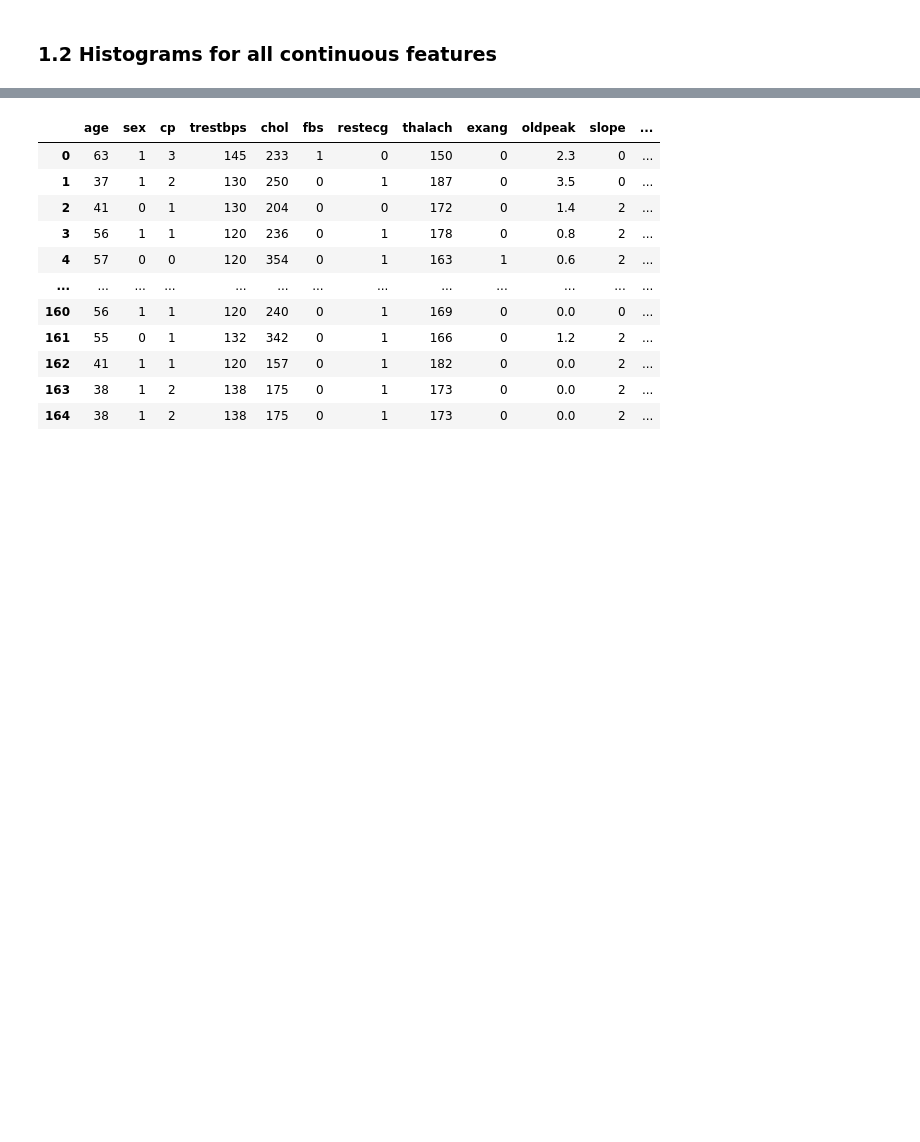
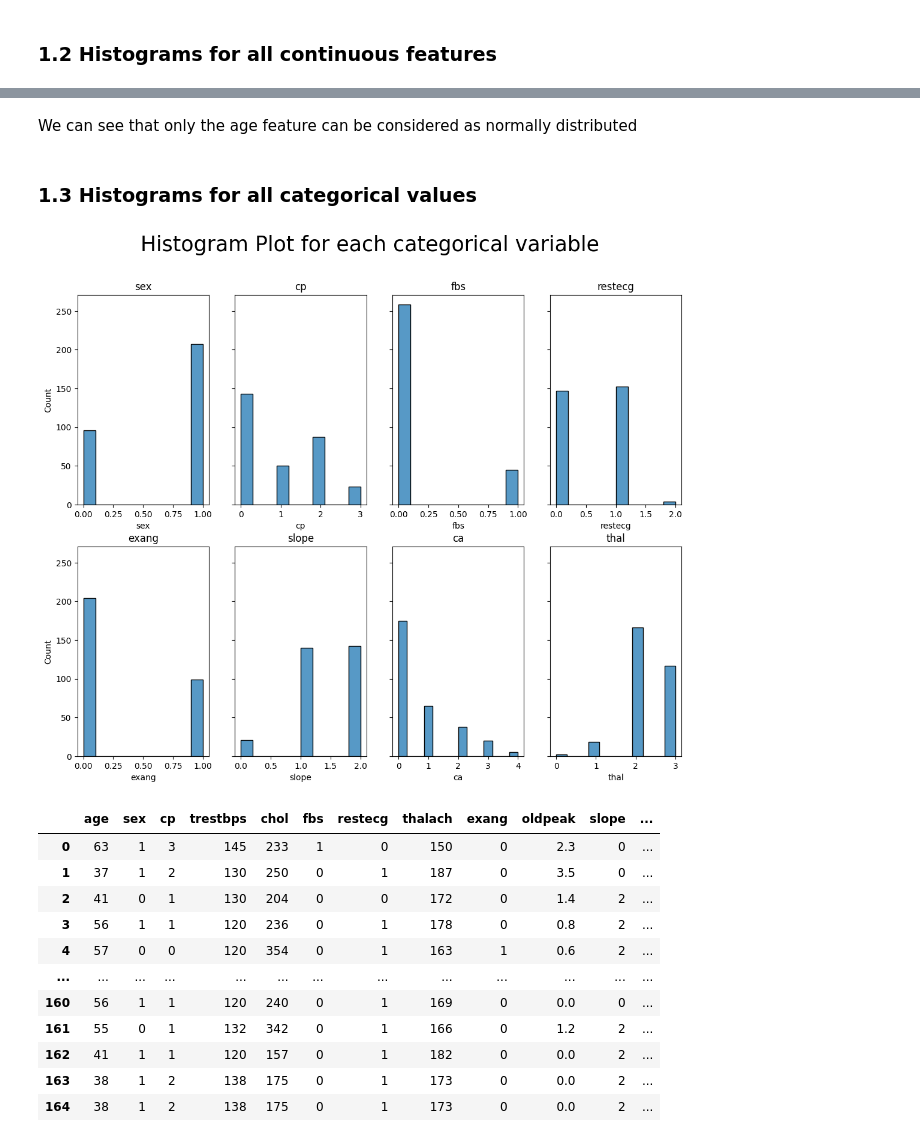
Before and after one commit to HanyaAdel/Heart-Disease-Detection, a Jupyter notebook: Preprocessing.ipynb, the cells around one changed output, grey strips where cells are left out. Cells and saved outputs as stored; diff of their text form; code cells hidden in the pictures; blank space fills up the shorter version.

```diff
--- a/Preprocessing.ipynb
+++ b/Preprocessing.ipynb
@@ -63,3 +89,11 @@ plt.tight_layout()
+# %% [markdown]
+We can see that only the age feature can be considered as normally distributed
+# %% [markdown]
+### 1.3 Histograms for all categorical values
+# %%
+colDistri(df, categorical_columns, 2, 4, "categorical", 13, 10)
+# %% [output]
+[figure, added]
 # %%
 #Filtering out only the patients with heart diseases
 with_disease = df[df['target'].isin([1])]
```
Also changed, not shown: parts of 21 cells of this notebook.
